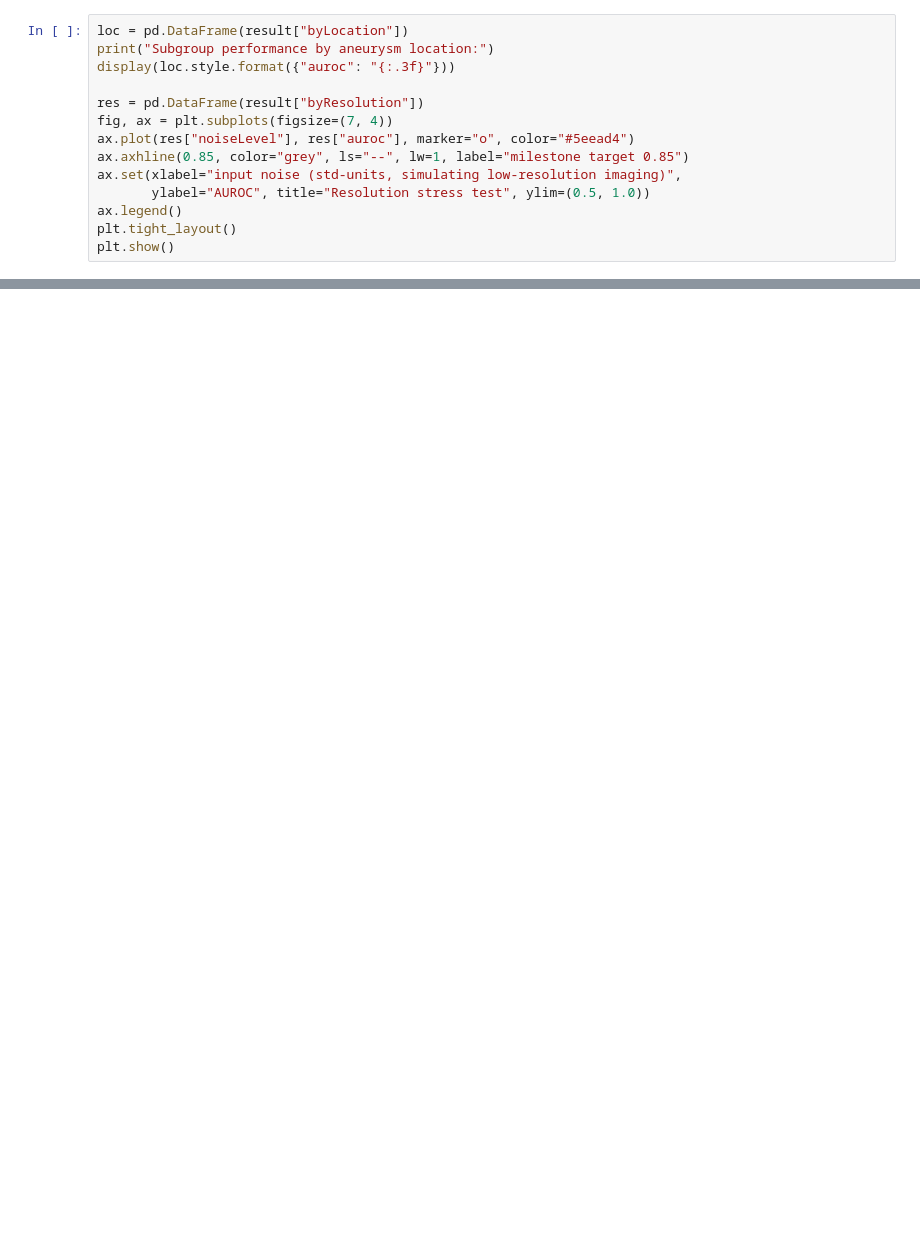
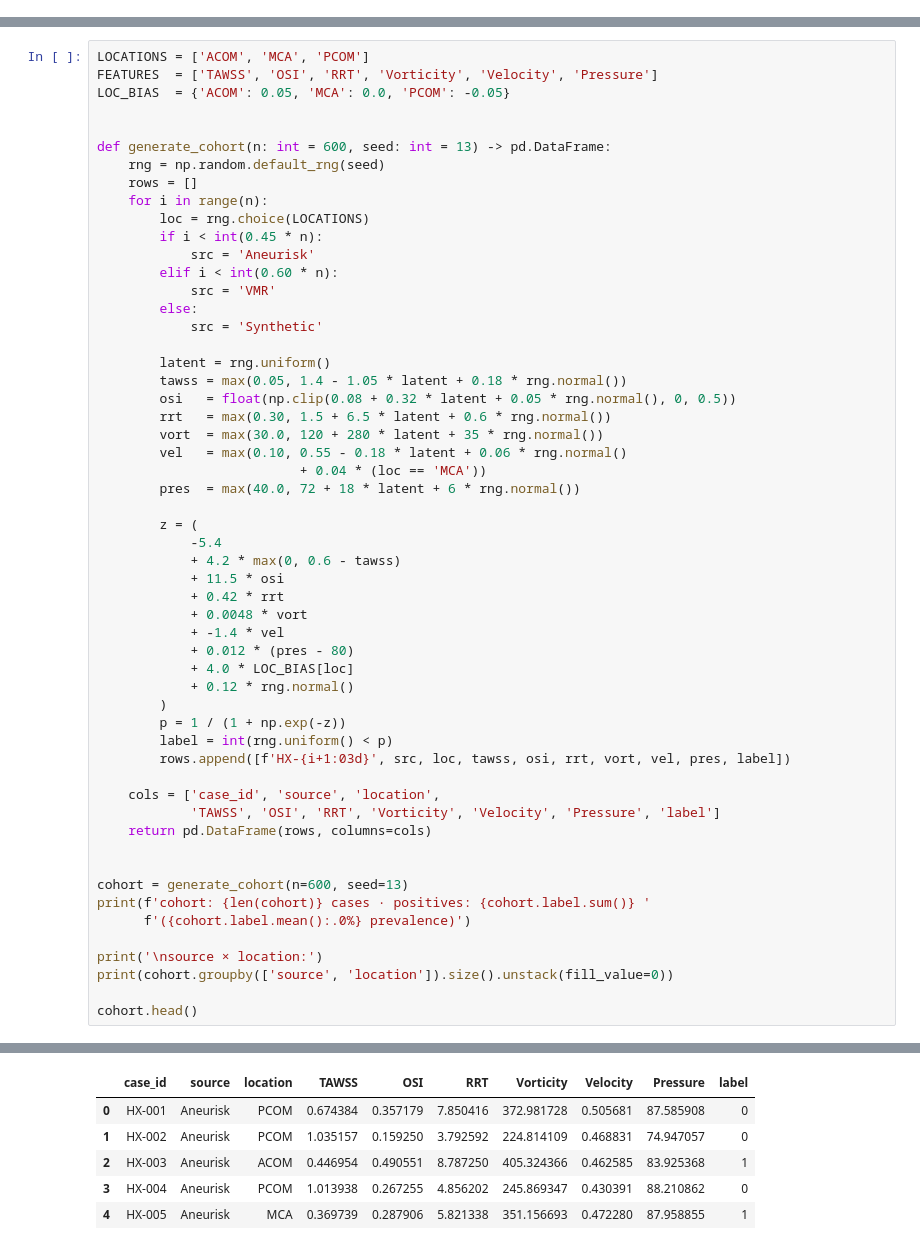
Before and after one commit to vidyuthdev/hemodynamiX-AI, a Jupyter notebook: notebooks/hemodynamix_milestone.ipynb, the cells around one changed output, grey strips where cells are left out. Cells and saved outputs as stored; diff of their text form; blank space fills up the shorter version.

```diff
--- a/notebooks/hemodynamix_milestone.ipynb
+++ b/notebooks/hemodynamix_milestone.ipynb
@@ -202,14 +0,0 @@ Case SY-223: pred = 0.999, baseline = 0.662
-# %%
-loc = pd.DataFrame(result["byLocation"])
-print("Subgroup performance by aneurysm location:")
-display(loc.style.format({"auroc": "{:.3f}"}))
-
-res = pd.DataFrame(result["byResolution"])
-fig, ax = plt.subplots(figsize=(7, 4))
-ax.plot(res["noiseLevel"], res["auroc"], marker="o", color="#5eead4")
-ax.axhline(0.85, color="grey", ls="--", lw=1, label="milestone target 0.85")
-ax.set(xlabel="input noise (std-units, simulating low-resolution imaging)",
-       ylabel="AUROC", title="Resolution stress test", ylim=(0.5, 1.0))
-ax.legend()
-plt.tight_layout()
-plt.show()
@@ -257,0 +60,56 @@ Subgroup performance by aneurysm location:
+# %%
+LOCATIONS = ['ACOM', 'MCA', 'PCOM']
+FEATURES  = ['TAWSS', 'OSI', 'RRT', 'Vorticity', 'Velocity', 'Pressure']
+LOC_BIAS  = {'ACOM': 0.05, 'MCA': 0.0, 'PCOM': -0.05}
+
+
+def generate_cohort(n: int = 600, seed: int = 13) -> pd.DataFrame:
+    rng = np.random.default_rng(seed)
+    rows = []
+    for i in range(n):
+        loc = rng.choice(LOCATIONS)
+        if i < int(0.45 * n):
+            src = 'Aneurisk'
+        elif i < int(0.60 * n):
+            src = 'VMR'
+        else:
+            src = 'Synthetic'
+
+        latent = rng.uniform()
+        tawss = max(0.05, 1.4 - 1.05 * latent + 0.18 * rng.normal())
+        osi   = float(np.clip(0.08 + 0.32 * latent + 0.05 * rng.normal(), 0, 0.5))
+        rrt   = max(0.30, 1.5 + 6.5 * latent + 0.6 * rng.normal())
+        vort  = max(30.0, 120 + 280 * latent + 35 * rng.normal())
+        vel   = max(0.10, 0.55 - 0.18 * latent + 0.06 * rng.normal()
+                          + 0.04 * (loc == 'MCA'))
+        pres  = max(40.0, 72 + 18 * latent + 6 * rng.normal())
+
+        z = (
+            -5.4
+            + 4.2 * max(0, 0.6 - tawss)
+            + 11.5 * osi
+            + 0.42 * rrt
+            + 0.0048 * vort
+            + -1.4 * vel
+            + 0.012 * (pres - 80)
+            + 4.0 * LOC_BIAS[loc]
+            + 0.12 * rng.normal()
+        )
+        p = 1 / (1 + np.exp(-z))
+        label = int(rng.uniform() < p)
+        rows.append([f'HX-{i+1:03d}', src, loc, tawss, osi, rrt, vort, vel, pres, label])
+
+    cols = ['case_id', 'source', 'location',
+            'TAWSS', 'OSI', 'RRT', 'Vorticity', 'Velocity', 'Pressure', 'label']
+    return pd.DataFrame(rows, columns=cols)
+
+
+cohort = generate_cohort(n=600, seed=13)
+print(f'cohort: {len(cohort)} cases · positives: {cohort.label.sum()} '
+      f'({cohort.label.mean():.0%} prevalence)')
+
+print('\nsource × location:')
+print(cohort.groupby(['source', 'location']).size().unstack(fill_value=0))
+
+cohort.head()
+# %% [output]
@@ -257,0 +124,6 @@ Subgroup performance by aneurysm location:
+|  | case_id | source | location | TAWSS | OSI | RRT | Vorticity | Velocity | Pressure | label |
+| 0 | HX-001 | Aneurisk | PCOM | 0.674384 | 0.357179 | 7.850416 | 372.981728 | 0.505681 | 87.585908 | 0 |
+| 1 | HX-002 | Aneurisk | PCOM | 1.035157 | 0.159250 | 3.792592 | 224.814109 | 0.468831 | 74.947057 | 0 |
+| 2 | HX-003 | Aneurisk | ACOM | 0.446954 | 0.490551 | 8.787250 | 405.324366 | 0.462585 | 83.925368 | 1 |
+| 3 | HX-004 | Aneurisk | PCOM | 1.013938 | 0.267255 | 4.856202 | 245.869347 | 0.430391 | 88.210862 | 0 |
+| 4 | HX-005 | Aneurisk | MCA | 0.369739 | 0.287906 | 5.821338 | 351.156693 | 0.472280 | 87.958855 | 1 |
```
Also changed, not shown: parts of 44 cells of this notebook, 19 other files.
